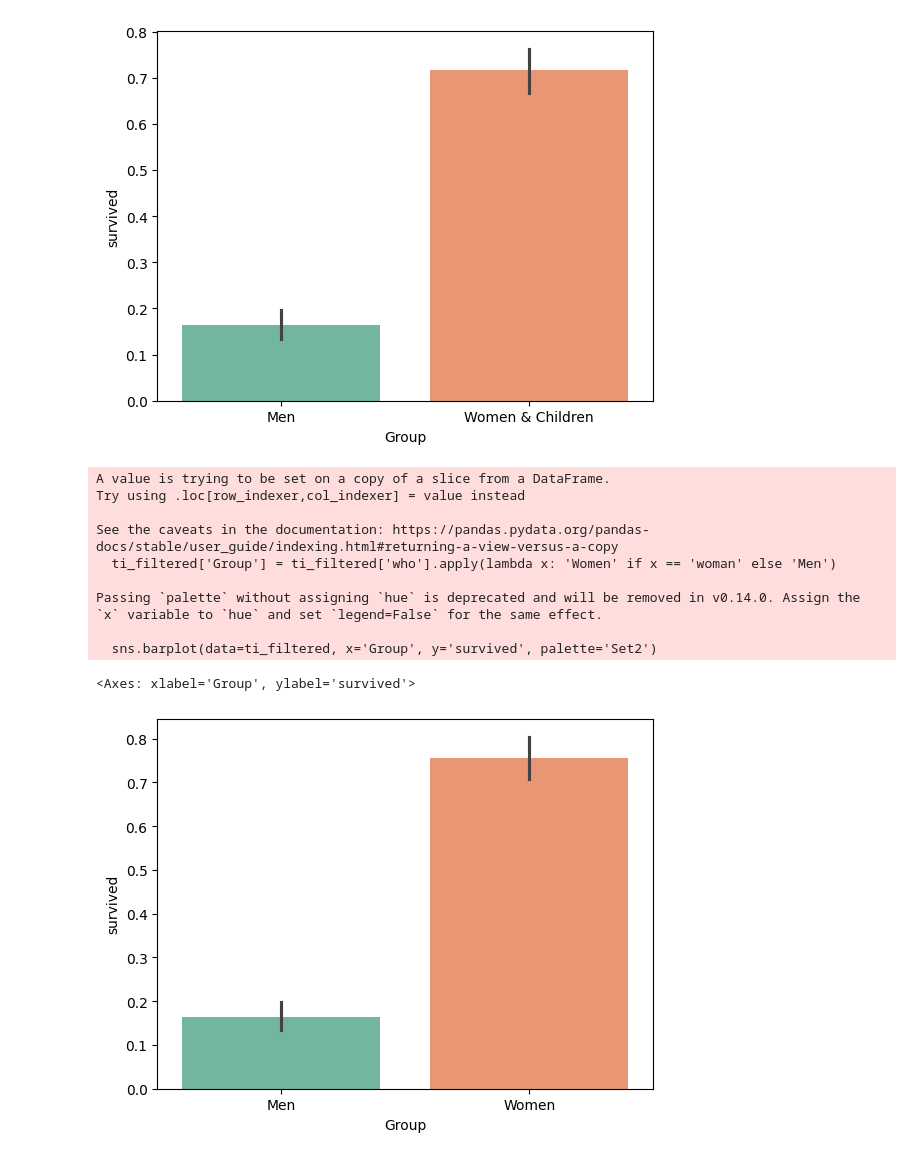
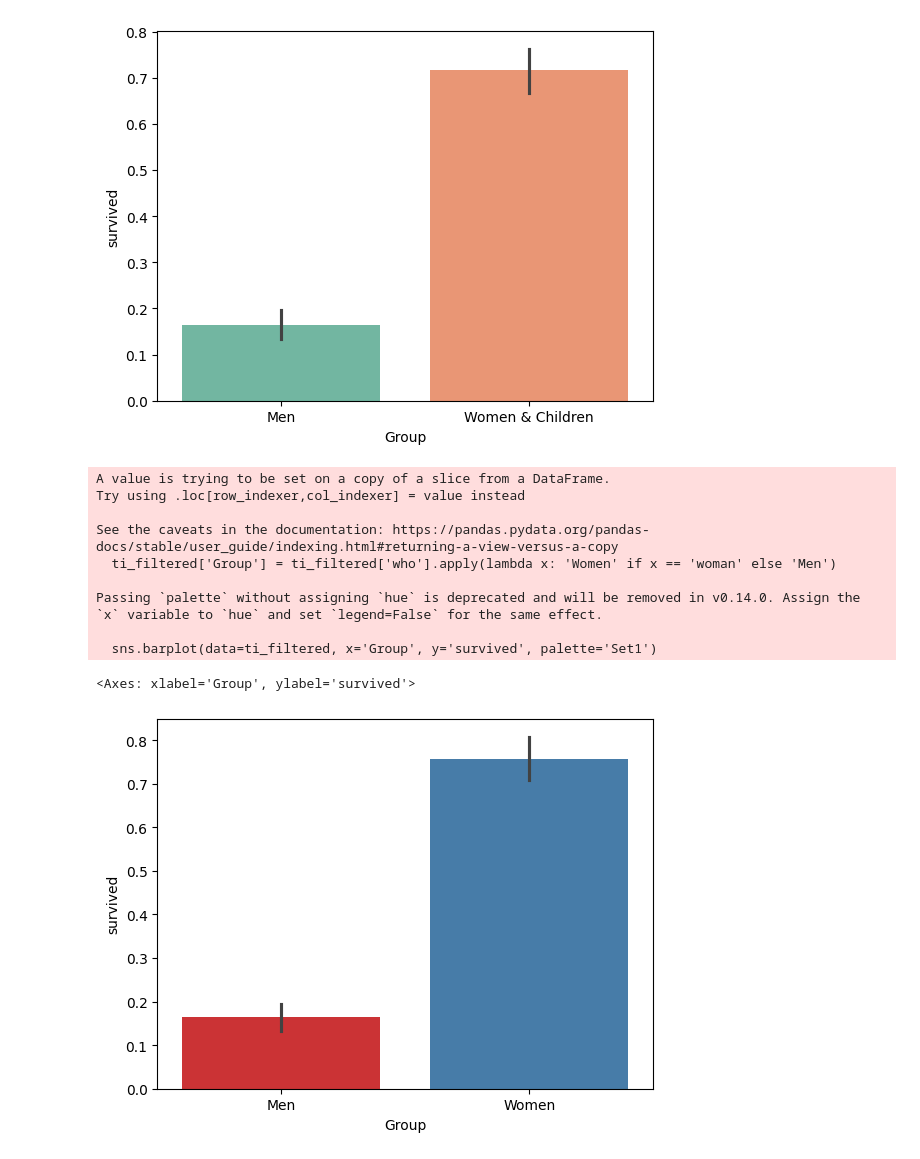
Before and after one commit to ReenuPEldhose/OpenAITraining, a Jupyter notebook: Sep24_002_EDA_Visuals.ipynb, the cells around one changed output. Drawn from its saved outputs; the diff is of its cells as text; code cells hidden in the pictures.

```diff
--- a/Sep24_002_EDA_Visuals.ipynb
+++ b/Sep24_002_EDA_Visuals.ipynb
@@ -354,17 +354,17 @@ Passing `palette` without assigning `hue` is deprecated and will be removed in v
 # %%
 #Filter Child and try to plot survived data against Women & Men
 ti_filtered = ti[ti['who'] != 'child']
 ti_filtered['Group'] = ti_filtered['who'].apply(lambda x: 'Women' if x == 'woman' else 'Men')
-sns.barplot(data=ti_filtered, x='Group', y='survived', palette='Set2')
+sns.barplot(data=ti_filtered, x='Group', y='survived', palette='Set1')
 # %% [output]
 A value is trying to be set on a copy of a slice from a DataFrame.
 Try using .loc[row_indexer,col_indexer] = value instead
 
 See the caveats in the documentation: https://pandas.pydata.org/pandas-docs/stable/user_guide/indexing.html#returning-a-view-versus-a-copy
   ti_filtered['Group'] = ti_filtered['who'].apply(lambda x: 'Women' if x == 'woman' else 'Men')
 
 Passing `palette` without assigning `hue` is deprecated and will be removed in v0.14.0. Assign the `x` variable to `hue` and set `legend=False` for the same effect.
 
-  sns.barplot(data=ti_filtered, x='Group', y='survived', palette='Set2')
+  sns.barplot(data=ti_filtered, x='Group', y='survived', palette='Set1')
 <Axes: xlabel='Group', ylabel='survived'>
-[figure, old version]
+[figure, new version]
```
Also changed, not shown: parts of 3 cells of this notebook.
